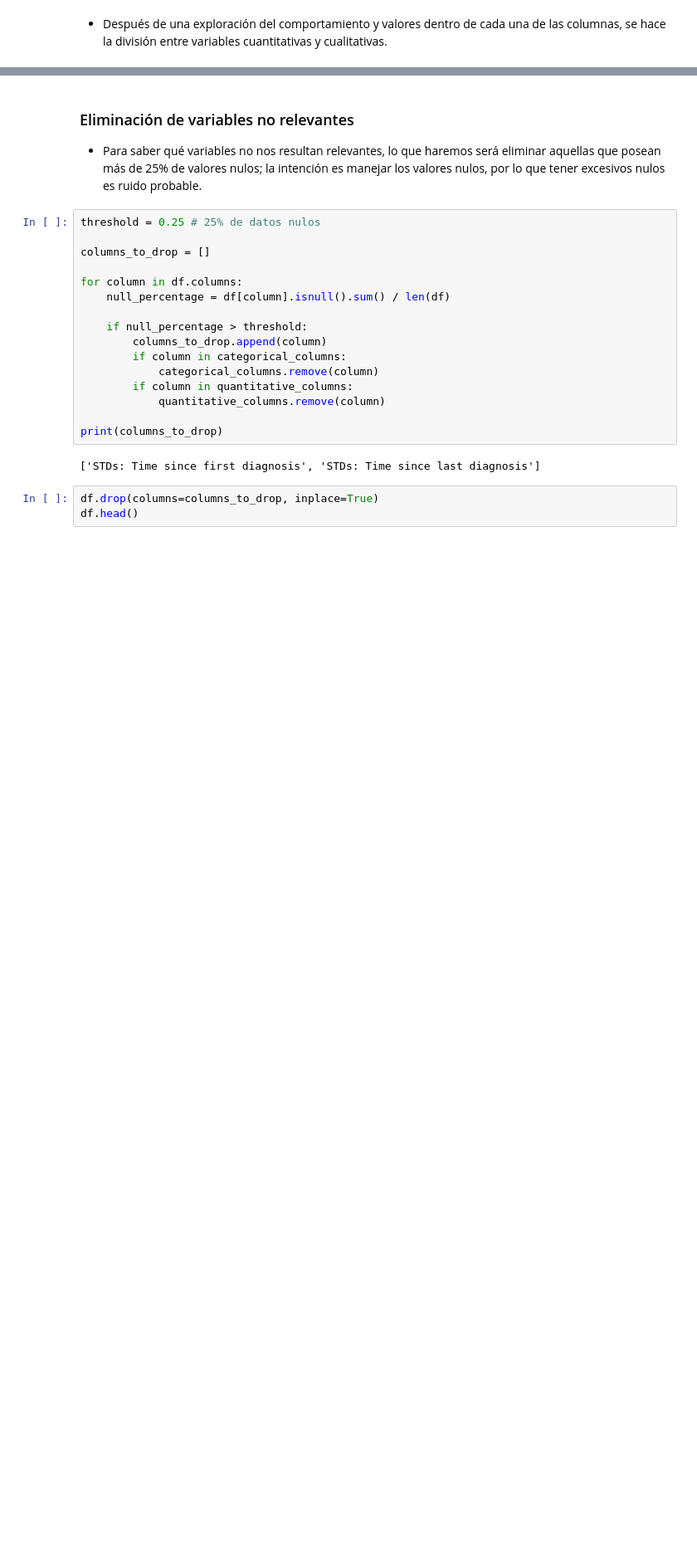
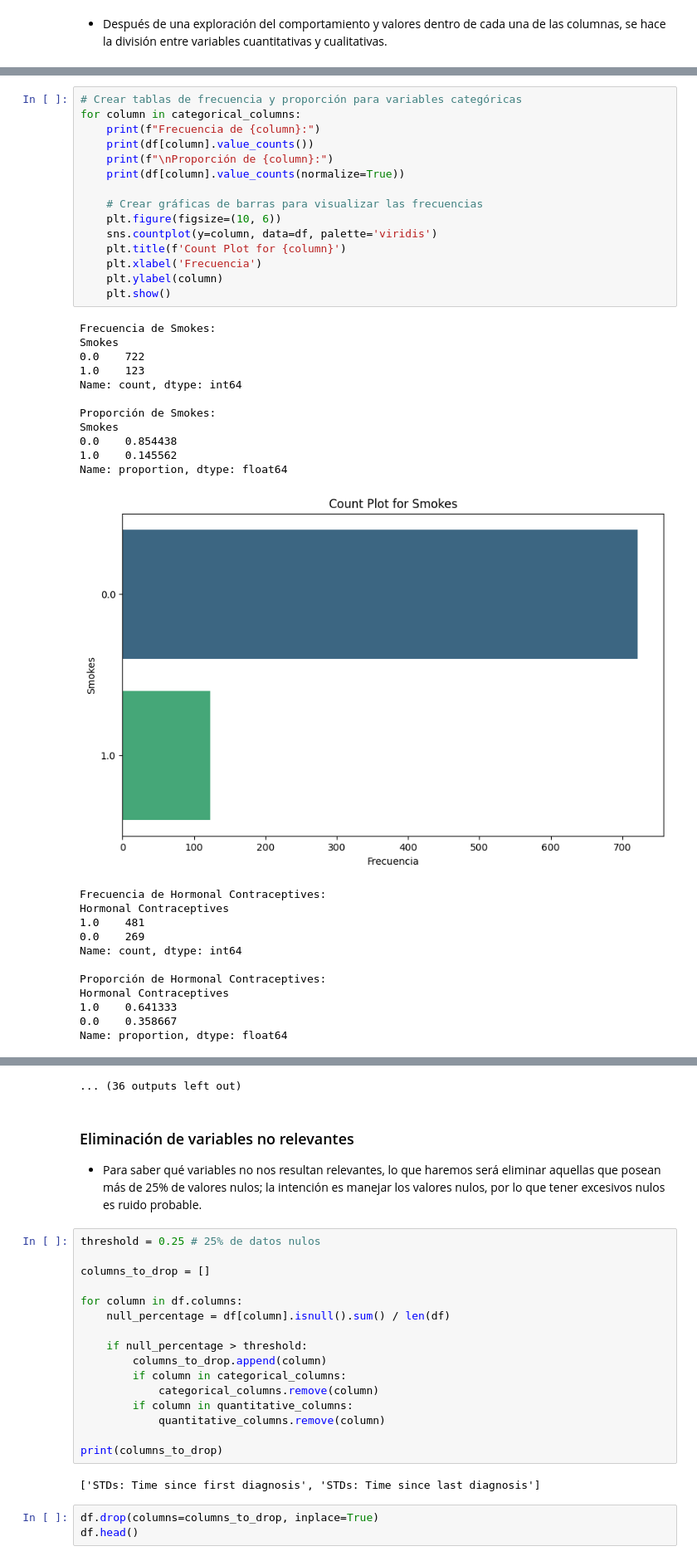
Before and after one commit to DiegoPerdomo0805/lab1-DataScience, a Jupyter notebook: exploración.ipynb, the cells around one changed output, grey strips where cells are left out. Shown at 83% size. Saved outputs shown, nothing was run; the diff lists cells and outputs as text; blank space fills up the shorter version.

```diff
--- a/exploración.ipynb
+++ b/exploración.ipynb
@@ -132,0 +133,39 @@ plt.show()
+# %%
+# Crear tablas de frecuencia y proporción para variables categóricas
+for column in categorical_columns:
+    print(f"Frecuencia de {column}:")
+    print(df[column].value_counts())
+    print(f"\nProporción de {column}:")
+    print(df[column].value_counts(normalize=True))
+
+    # Crear gráficas de barras para visualizar las frecuencias
+    plt.figure(figsize=(10, 6))
+    sns.countplot(y=column, data=df, palette='viridis')
+    plt.title(f'Count Plot for {column}')
+    plt.xlabel('Frecuencia')
+    plt.ylabel(column)
+    plt.show()
+# %% [output]
+Frecuencia de Smokes:
+Smokes
+0.0    722
+1.0    123
+Name: count, dtype: int64
+
+Proporción de Smokes:
+Smokes
+0.0    0.854438
+1.0    0.145562
+Name: proportion, dtype: float64
+[figure, added]
+Frecuencia de Hormonal Contraceptives:
+Hormonal Contraceptives
+1.0    481
+0.0    269
+Name: count, dtype: int64
+
+Proporción de Hormonal Contraceptives:
+Hormonal Contraceptives
+1.0    0.641333
+0.0    0.358667
+Name: proportion, dtype: float64
@@ -133,3 +219,4 @@ plt.show()
+... (36 outputs left out)
 # %% [markdown]
 ### Eliminación de variables no relevantes
 - Para saber qué variables no nos resultan relevantes, lo que haremos será eliminar aquellas que posean más de 25% de valores nulos; la intención es manejar los valores nulos, por lo que tener excesivos nulos es ruido probable.
```
Also changed, not shown: parts of 5 cells of this notebook.
